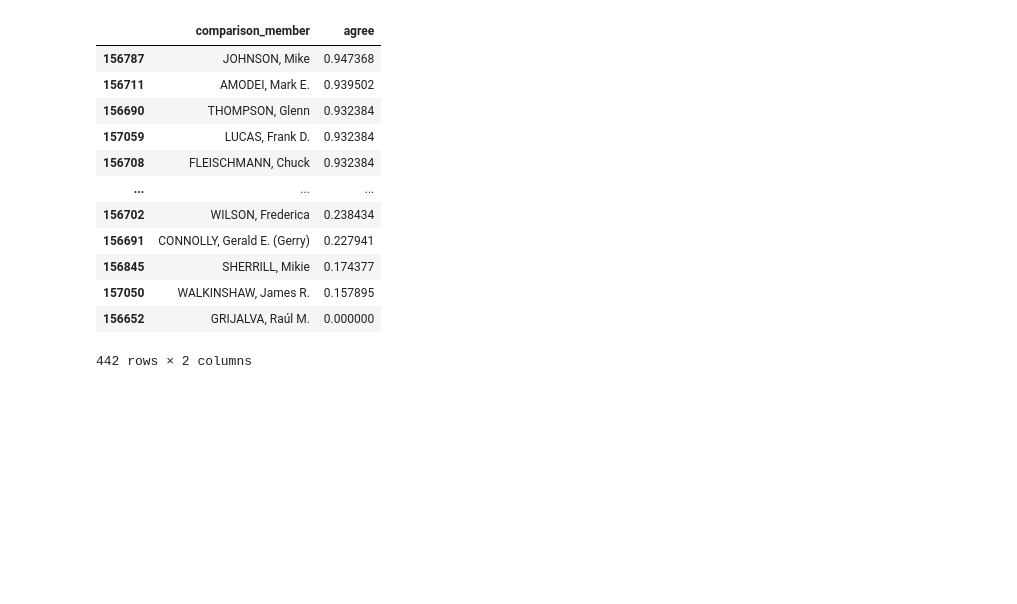
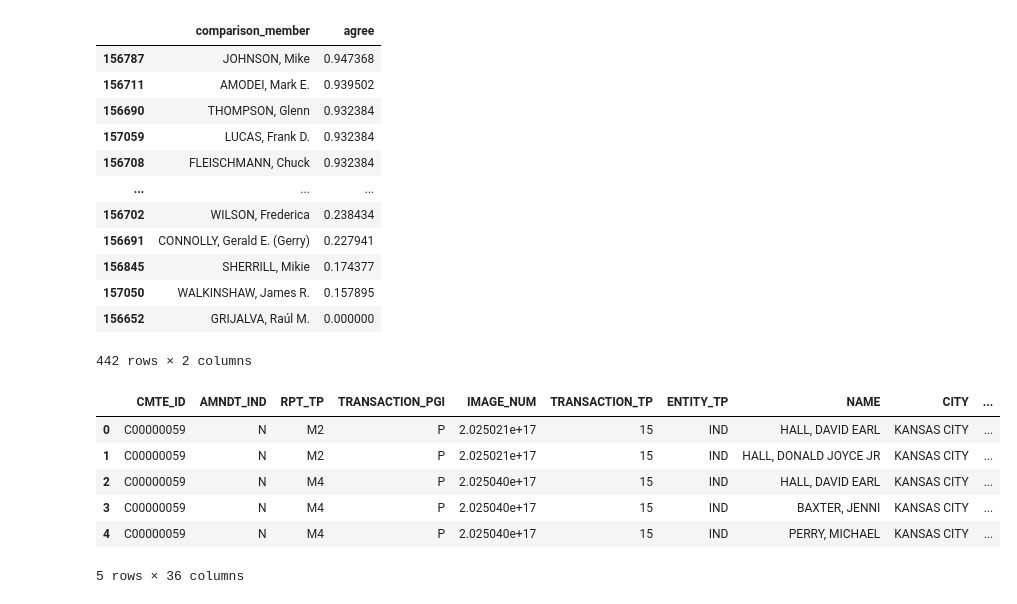
Before and after one commit to janiceeguo/DS6600-congress, a Jupyter notebook: sandbox.ipynb, the cells around one changed output. Drawn from its saved outputs; the diff is of its cells as text; code cells hidden in the pictures; blank space fills up the shorter version.

```diff
--- a/sandbox.ipynb
+++ b/sandbox.ipynb
@@ -30,3 +30,21 @@ ct.vote_similarity_to_member(memberinfo)
 | 157050 | WALKINSHAW, James R. | 0.157895 |
 | 156652 | GRIJALVA, Raúl M. | 0.000000 |
 442 rows × 2 columns
+# %%
+cm_header = pd.read_csv('data/cm_header_file.csv')
+cm = pd.read_csv('data/cm.txt', sep='|', header=None, names=cm_header.columns)
+# %%
+ind_header = pd.read_csv('data/indiv_header_file.csv')
+ind = pd.read_csv('data/itcont.txt', sep='|', header=None, names=ind_header.columns)
+# %%
+contrib = pd.merge(ind, cm, how='outer', on='CMTE_ID', indicator=True, validate='m:1')
+# %%
+contrib.head()
+# %% [output]
+|  | CMTE_ID | AMNDT_IND | RPT_TP | TRANSACTION_PGI | IMAGE_NUM | TRANSACTION_TP | ENTITY_TP | NAME | CITY | ... |
+| 0 | C00000059 | N | M2 | P | 2.025021e+17 | 15 | IND | HALL, DAVID EARL | KANSAS CITY | ... |
+| 1 | C00000059 | N | M2 | P | 2.025021e+17 | 15 | IND | HALL, DONALD JOYCE JR | KANSAS CITY | ... |
+| 2 | C00000059 | N | M4 | P | 2.025040e+17 | 15 | IND | HALL, DAVID EARL | KANSAS CITY | ... |
+| 3 | C00000059 | N | M4 | P | 2.025040e+17 | 15 | IND | BAXTER, JENNI | KANSAS CITY | ... |
+| 4 | C00000059 | N | M4 | P | 2.025040e+17 | 15 | IND | PERRY, MICHAEL | KANSAS CITY | ... |
+5 rows × 36 columns
```
Also changed, not shown: parts of 1 cell of this notebook, 3 other files.
